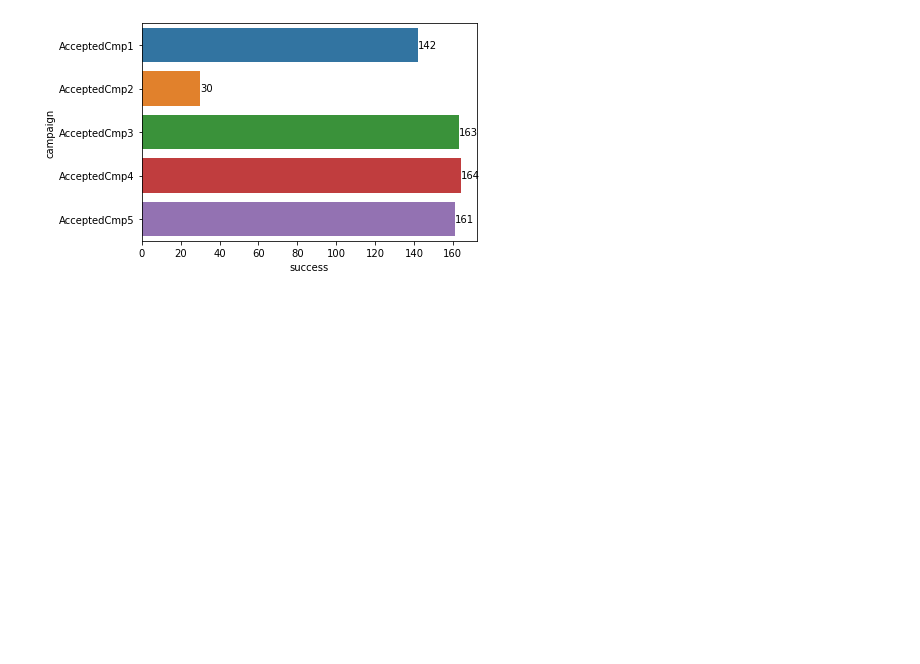
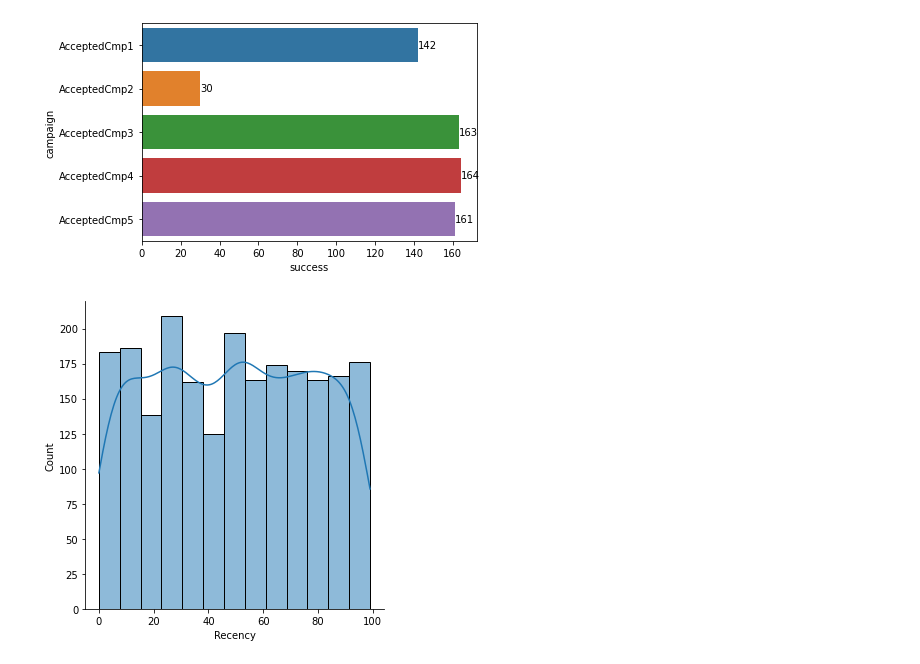
Before and after one commit to mmonch/Marketing_analysis, a Jupyter notebook: notebooks/plots.ipynb, the cells around one changed output. Saved outputs shown, nothing was run; the diff lists cells and outputs as text; code cells hidden in the pictures; blank space fills up the shorter version.

Commit message:
more plots

```diff
--- a/notebooks/plots.ipynb
+++ b/notebooks/plots.ipynb
@@ -41,3 +42,7 @@ plot = sns.barplot(data=success_df, x='success', y='campaign', ci=None, estimato
 plot.bar_label(plot.containers[0]);
 # %% [output]
 [figure]
+# %%
+sns.displot(df['Recency'], kde=True);
+# %% [output]
+[figure, added]
```
Also changed, not shown: parts of 3 cells of this notebook.
